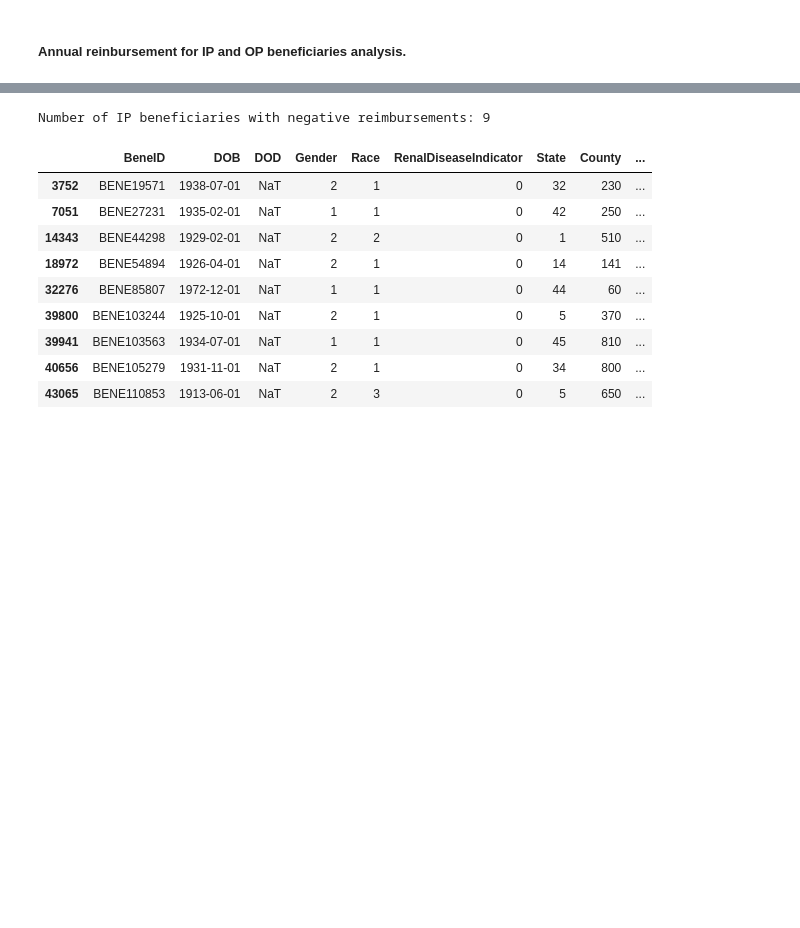
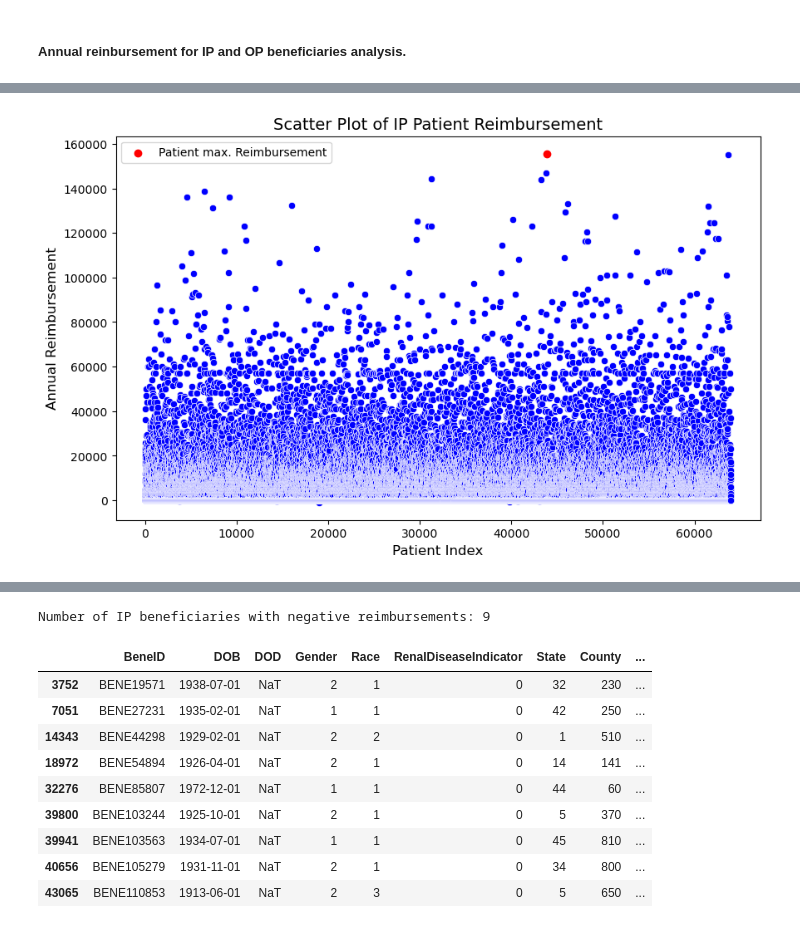
Before and after one commit to CesarChaparro1974/Healthcare-provider-fraud-detection, a Jupyter notebook: notebook.ipynb, the cells around one changed output, grey strips where cells are left out. Saved outputs shown, nothing was run; the diff lists cells and outputs as text; code cells hidden in the pictures; blank space fills up the shorter version.

```diff
--- a/notebook.ipynb
+++ b/notebook.ipynb
@@ -608,0 +630,21 @@ OP_reimbursements_by_beneficiary.describe()
+# %%
+# create the scatter plot
+plt.figure(figsize=(10, 6))
+sns.scatterplot(x=test_beneficiary.index, y=test_beneficiary['IPAnnualReimbursementAmt'], color='blue')
+
+# highlight the patient who died at the age of 37
+patient_155600 = test_beneficiary[test_beneficiary['IPAnnualReimbursementAmt'] == 155600]
+plt.scatter(patient_155600.index, patient_155600['IPAnnualReimbursementAmt'], color='red', label='Patient max. Reimbursement')
+
+# title and labels
+plt.title('Scatter Plot of IP Patient Reimbursement', fontsize=14)
+plt.xlabel('Patient Index', fontsize=12)
+plt.ylabel('Annual Reimbursement', fontsize=12)
+
+# show the legend
+plt.legend()
+
+# display the plot
+plt.show()
+# %% [output]
+[figure, added]
```
Also changed, not shown: parts of 36 cells of this notebook.
